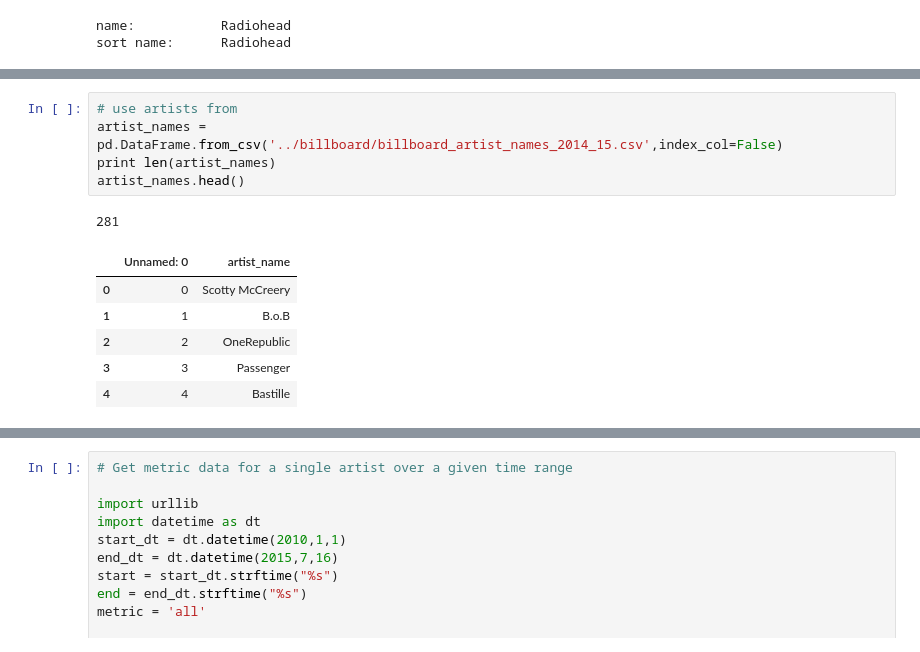
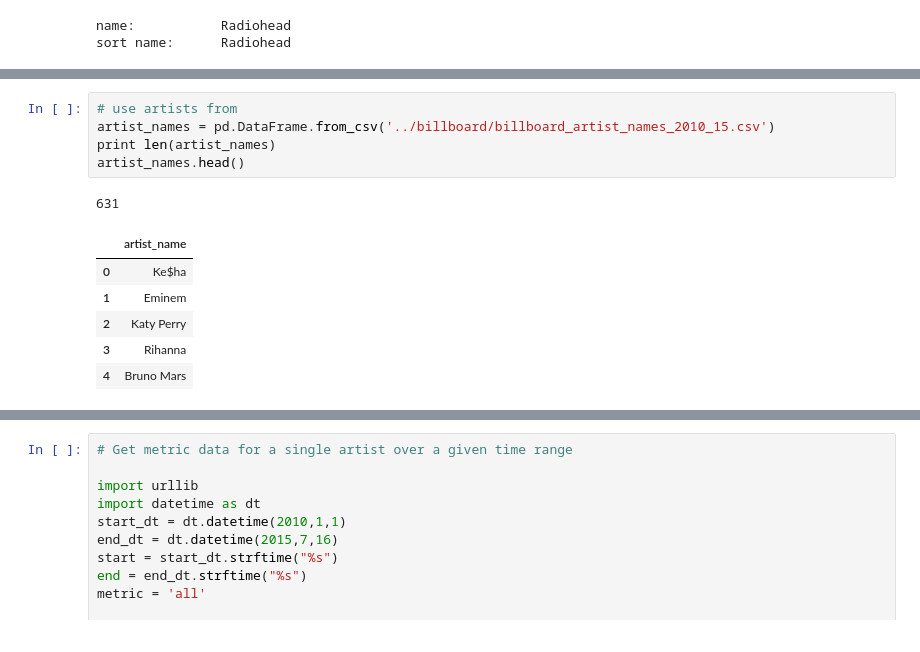
Before and after one commit to trxw/CDIPS_PandoraTeam, a Jupyter notebook: nextbigsound/nbs_api.ipynb, the cells around one changed output, grey strips where cells are left out. Saved outputs shown, nothing was run; the diff lists cells and outputs as text.

```diff
--- a/nextbigsound/nbs_api.ipynb
+++ b/nextbigsound/nbs_api.ipynb
@@ -138,15 +119,15 @@ resp
 # %%
 # use artists from
-artist_names = pd.DataFrame.from_csv('../billboard/billboard_artist_names_2014_15.csv',index_col=False)
+artist_names = pd.DataFrame.from_csv('../billboard/billboard_artist_names_2010_15.csv')
 print len(artist_names)
 artist_names.head()
 # %% [output]
-281
+631
-|  | Unnamed: 0 | artist_name |
-| 0 | 0 | Scotty McCreery |
-| 1 | 1 | B.o.B |
-| 2 | 2 | OneRepublic |
-| 3 | 3 | Passenger |
-| 4 | 4 | Bastille |
+|  | artist_name |
+| 0 | Ke$ha |
+| 1 | Eminem |
+| 2 | Katy Perry |
+| 3 | Rihanna |
+| 4 | Bruno Mars |
 # %%
 # combined nbs + musicbrainz aritist table
```
Also changed, not shown: parts of 11 cells of this notebook, 57 other files.
